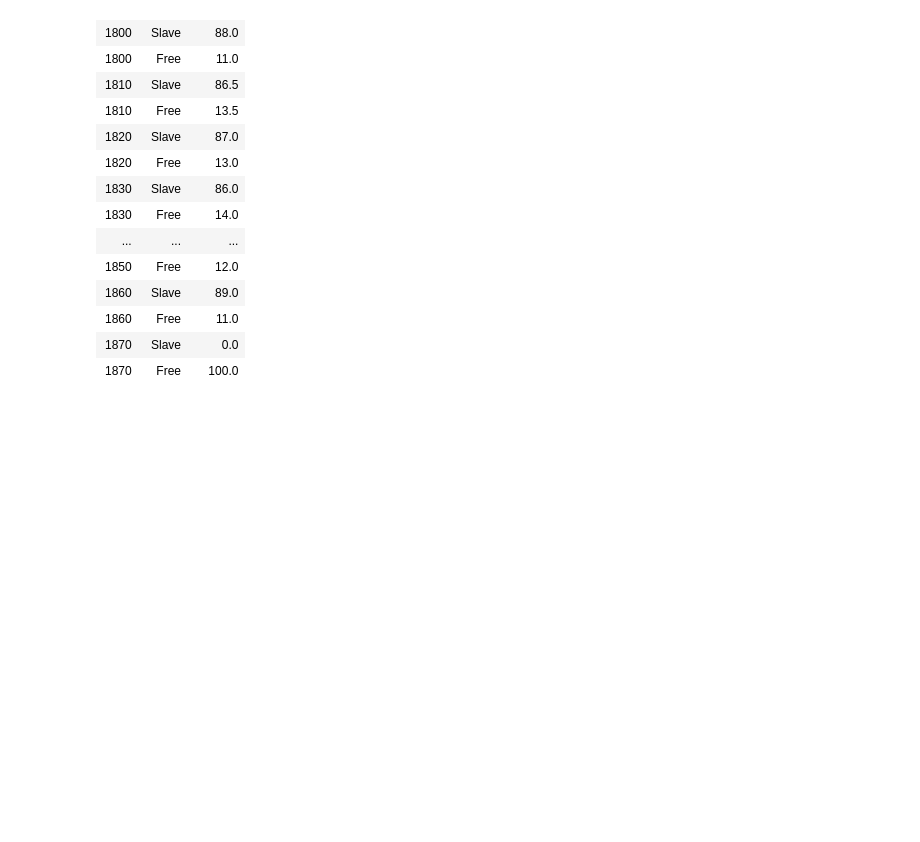
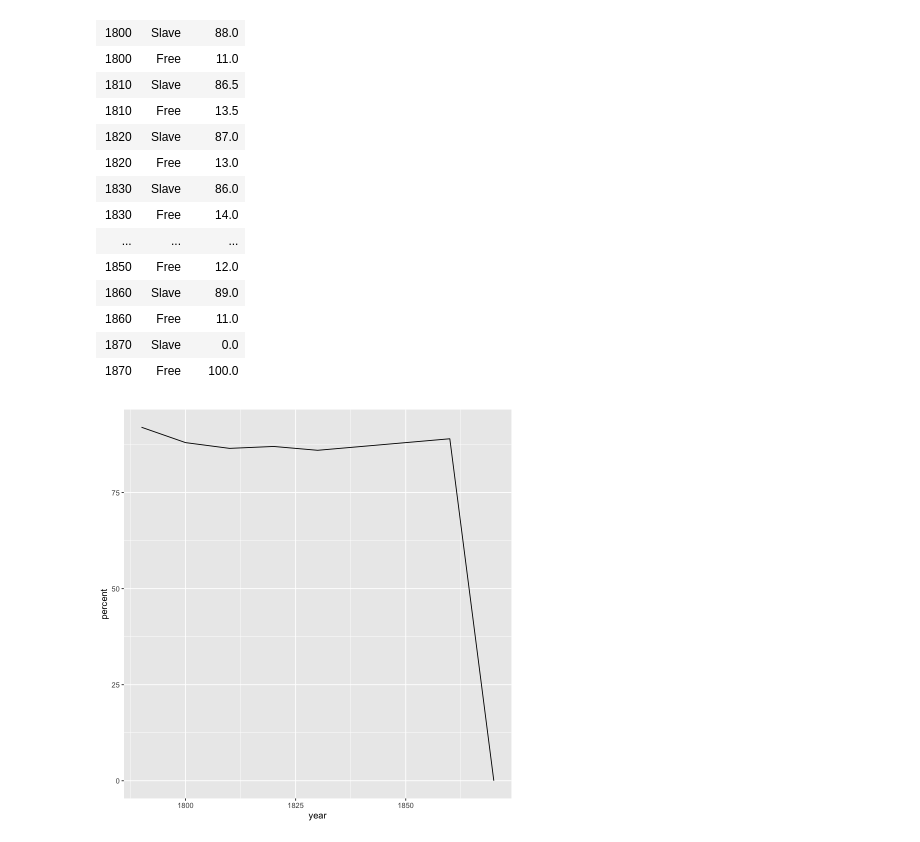
Before and after one commit to ehestir/Du-Bois-STEM, a Jupyter notebook: r_emancipation_dubois.ipynb, the cells around one changed output. Cells and saved outputs as stored; diff of their text form; code cells hidden in the pictures; blank space fills up the shorter version.

```diff
--- a/r_emancipation_dubois.ipynb
+++ b/r_emancipation_dubois.ipynb
@@ -19,5 +37,5 @@ library(extrafont)
 # %%
-d_emancipation_dubois <- read.csv("d_emancipation_dubois.csv")
+d_emancipation_dubois <- read.csv("https://raw.githubusercontent.com/HigherEdData/Du-Bois-STEM/refs/heads/main/data/d_emancipation_dubois.csv")
 # %%
 d_emancipation_dubois
 # %% [output]
@@ -40,3 +58,8 @@ A data.frame: 18 × 3
 | 1860 | Free | 11.0 |
 | 1870 | Slave | 0.0 |
 | 1870 | Free | 100.0 |
+# %%
+ggplot(subset(d_emancipation_dubois, status=="Slave"), aes(x = year, y = percent, group(status))) +
+    geom_line()
+# %% [output]
+[figure, added]
```
Also changed, not shown: parts of 3 cells of this notebook.
